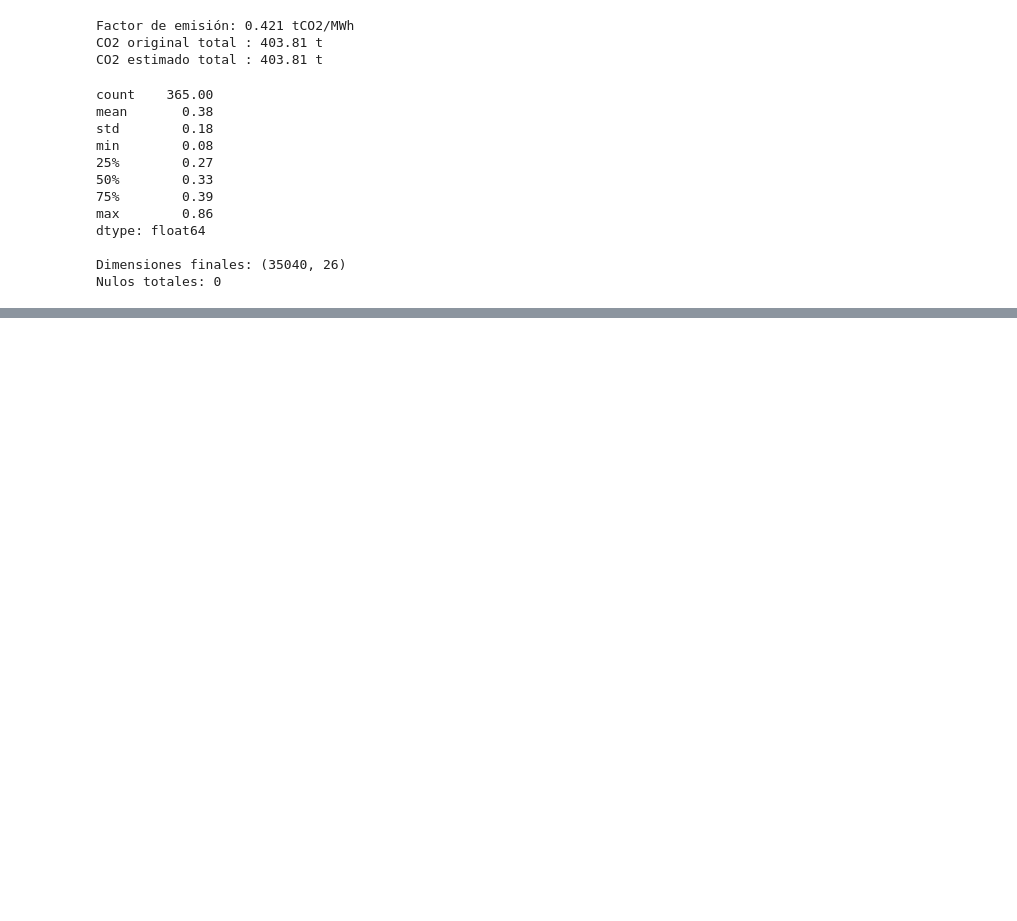
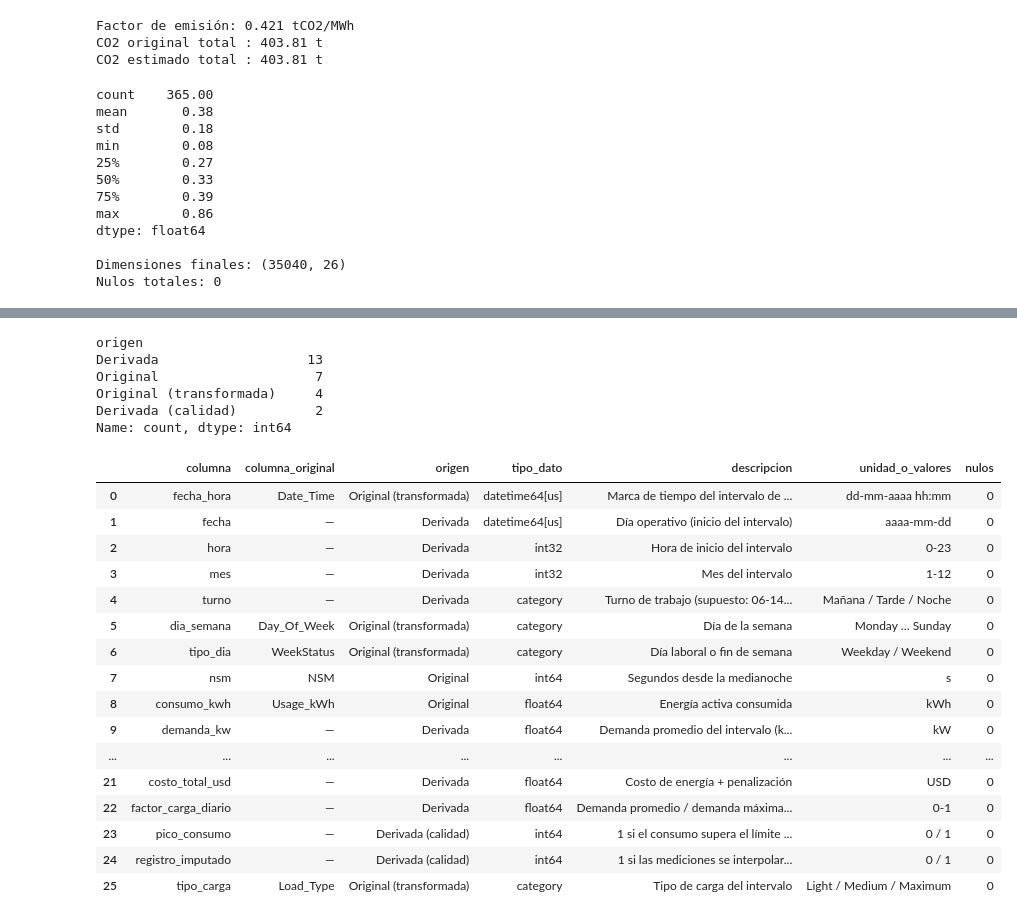
Before and after one commit to mariacaro-freefire/steel-energy-analytics, a Jupyter notebook: notebooks/01_ETL.ipynb, the cells around one changed output, grey strips where cells are left out. Saved outputs shown, nothing was run; the diff lists cells and outputs as text; code cells hidden in the pictures; blank space fills up the shorter version.

Commit message:
ETL bloque 4: diccionario antes/después, arquitectura medallón y exportación

```diff
--- a/notebooks/01_ETL.ipynb
+++ b/notebooks/01_ETL.ipynb
@@ -666,0 +769,75 @@ Nulos totales: 0
+# %%
+# =============================================================
+# Celda 20: Diccionario de datos - DESPUÉS (dataset limpio)
+# =============================================================
+
+# Descripción de las columnas NUEVAS: (origen, descripción, unidad)
+desc_nuevas = {
+    "fecha": ("Derivada", "Día operativo (inicio del intervalo)", "aaaa-mm-dd"),
+    "hora": ("Derivada", "Hora de inicio del intervalo", "0-23"),
+    "mes": ("Derivada", "Mes del intervalo", "1-12"),
+    "turno": ("Derivada", "Turno de trabajo (supuesto: 06-14, 14-22, 22-06)", "Mañana / Tarde / Noche"),
+    "demanda_kw": ("Derivada", "Demanda promedio del intervalo (kWh × 4)", "kW"),
+    "ratio_reactiva_activa": ("Derivada", "Reactiva inductiva / activa (Q/P)", "adimensional"),
+    "reactiva_penalizable_kvarh": ("Derivada", "Reactiva inductiva que supera el 50 % de la activa", "kVarh"),
+    "penalizado": ("Derivada", "1 si el intervalo tiene reactiva penalizable", "0 / 1"),
+    "co2_estimado_kg": ("Derivada", "Consumo × factor de emisión anual (0,421 tCO2/MWh)", "kg"),
+    "costo_energia_usd": ("Derivada", "Consumo × tarifa supuesta (0,10 USD/kWh)", "USD"),
+    "costo_penalizacion_usd": ("Derivada", "Reactiva penalizable × tarifa supuesta", "USD"),
+    "costo_total_usd": ("Derivada", "Costo de energía + penalización", "USD"),
+    "factor_carga_diario": ("Derivada", "Demanda promedio / demanda máxima del día", "0-1"),
+    "pico_consumo": ("Derivada (calidad)", "1 si el consumo supera el límite IQR (123,3 kWh)", "0 / 1"),
+    "registro_imputado": ("Derivada (calidad)", "1 si las mediciones se interpolaron por falla", "0 / 1"),
+}
+
+# Diccionario inverso: nombre nuevo → nombre original
+inverso = {nuevo: original for original, nuevo in nombres.items()}
+
+filas = []
+for col in df_limpio.columns:
+    if col in desc_nuevas:
+        origen, desc, unidad = desc_nuevas[col]
+        col_original = "—"
+    else:
+        col_original = inverso[col]
+        desc, unidad = desc_original[col_original]
+        # Si el tipo de dato cambió (texto → fecha o categoría), lo indicamos
+        cambio_tipo = str(df_limpio[col].dtype) != tipos_antes[col_original]
+        origen = "Original (transformada)" if cambio_tipo else "Original"
+    filas.append({
+        "columna": col,
+        "columna_original": col_original,
+        "origen": origen,
+        "tipo_dato": str(df_limpio[col].dtype),
+        "descripcion": desc,
+        "unidad_o_valores": unidad,
+        "nulos": int(df_limpio[col].isna().sum()),
+    })
+
+dicc_despues = pd.DataFrame(filas)
+print(dicc_despues["origen"].value_counts())
+dicc_despues
+# %% [output]
+origen
+Derivada                   13
+Original                    7
+Original (transformada)     4
+Derivada (calidad)          2
+Name: count, dtype: int64
+|  | columna | columna_original | origen | tipo_dato | descripcion | unidad_o_valores | nulos |
+| 0 | fecha_hora | Date_Time | Original (transformada) | datetime64[us] | Marca de tiempo del intervalo de ... | dd-mm-aaaa hh:mm | 0 |
+| 1 | fecha | — | Derivada | datetime64[us] | Día operativo (inicio del intervalo) | aaaa-mm-dd | 0 |
+| 2 | hora | — | Derivada | int32 | Hora de inicio del intervalo | 0-23 | 0 |
+| 3 | mes | — | Derivada | int32 | Mes del intervalo | 1-12 | 0 |
+| 4 | turno | — | Derivada | category | Turno de trabajo (supuesto: 06-14... | Mañana / Tarde / Noche | 0 |
+| 5 | dia_semana | Day_Of_Week | Original (transformada) | category | Día de la semana | Monday … Sunday | 0 |
+| 6 | tipo_dia | WeekStatus | Original (transformada) | category | Día laboral o fin de semana | Weekday / Weekend | 0 |
+| 7 | nsm | NSM | Original | int64 | Segundos desde la medianoche | s | 0 |
+| 8 | consumo_kwh | Usage_kWh | Original | float64 | Energía activa consumida | kWh | 0 |
+| 9 | demanda_kw | — | Derivada | float64 | Demanda promedio del intervalo (k... | kW | 0 |
+| ... | ... | ... | ... | ... | ... | ... | ... |
+| 21 | costo_total_usd | — | Derivada | float64 | Costo de energía + penalización | USD | 0 |
+| 22 | factor_carga_diario | — | Derivada | float64 | Demanda promedio / demanda máxima... | 0-1 | 0 |
+| 23 | pico_consumo | — | Derivada (calidad) | int64 | 1 si el consumo supera el límite ... | 0 / 1 | 0 |
+| 24 | registro_imputado | — | Derivada (calidad) | int64 | 1 si las mediciones se interpolar... | 0 / 1 | 0 |
+| 25 | tipo_carga | Load_Type | Original (transformada) | category | Tipo de carga del intervalo | Light / Medium / Maximum | 0 |
```
Also changed, not shown: parts of 4 cells of this notebook, 5 other files.
